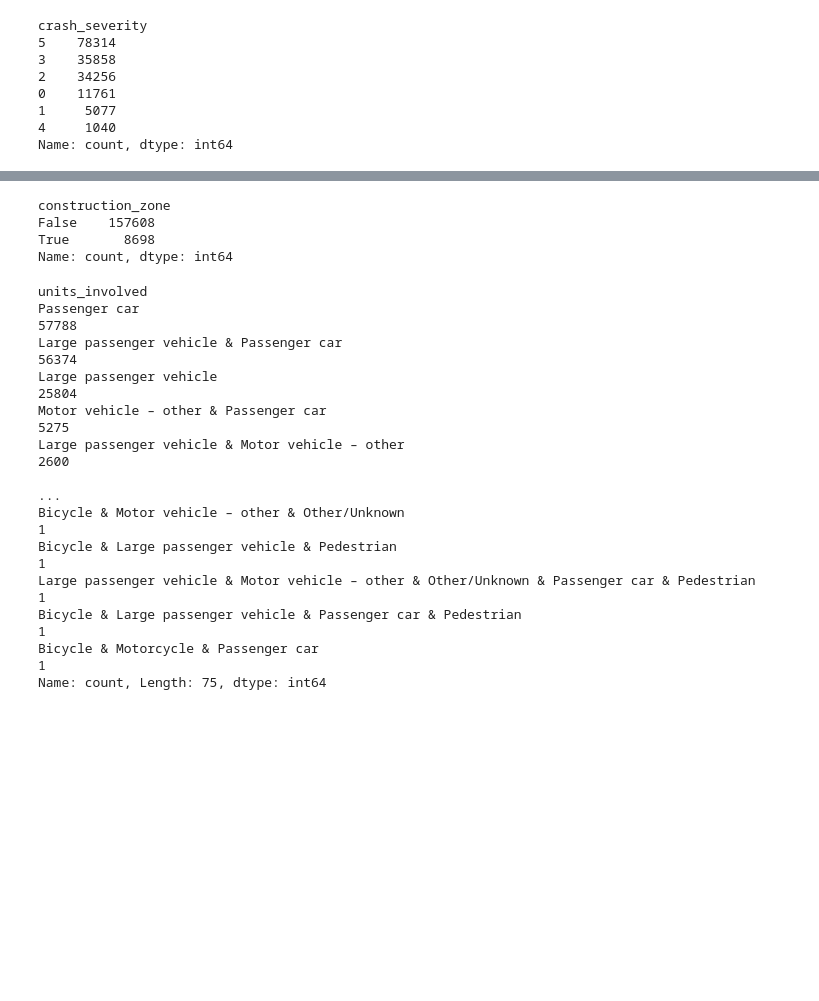
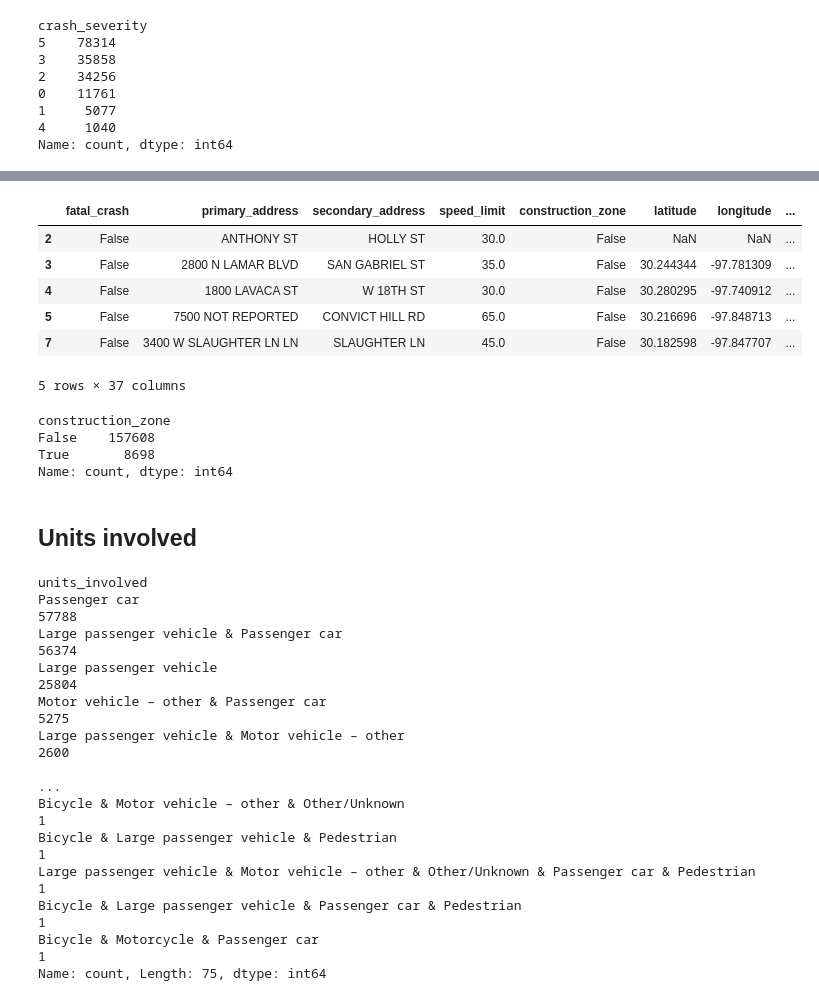
Before and after one commit to lukfd/city-of-austin-car-crash-ml-study, a Jupyter notebook: src/cleaning.ipynb, the cells around one changed output, grey strips where cells are left out. Cells and saved outputs as stored; diff of their text form; code cells hidden in the pictures; blank space fills up the shorter version.

```diff
--- a/src/cleaning.ipynb
+++ b/src/cleaning.ipynb
@@ -286,7 +286,16 @@ crash_severity
 Name: count, dtype: int64
 # %%
 # Original: (0=UNKNOWN, 1=INCAPACITATING INJURY, 2=NON-INCAPACITATING INJURY, 3=POSSIBLE INJURY, 4=KILLED, 5=NOT INJURED)
-# We want to change it to (0=NOT INJURED, 1=UNKNOWN, 2=INCAPACITATING INJURY, 3=NON-INCAPACITATING INJURY, 4=POSSIBLE INJURY, 5=KILLED)
-df['crash_severity'] = df['crash_severity'] + 1
-df['crash_severity'] = df['crash_severity'].replace(6, 0)
-print(df['crash_severity'].value_counts())
+# We want to change it to (0=NOT INJURED, 1=UNKNOWN,  2=POSSIBLE INJURY, 3=NON-INCAPACITATING INJURY, 4=INCAPACITATING INJURY, 5=KILLED)
+
+severity_mapping = {
+    0: 1,  # UNKNOWN → becomes 1 (UNKNOWN)
+    1: 4,  # INCAPACITATING INJURY → becomes 4
+    2: 3,  # NON-INCAPACITATING INJURY → becomes 3
+    3: 2,  # POSSIBLE INJURY → becomes 2
+    4: 5,  # KILLED → becomes 5
+    5: 0   # NOT INJURED → becomes 0
+}
+
+# Apply the mapping
+df['crash_severity'] = df['crash_severity'].replace(severity_mapping)
@@ -302,3 +313,36 @@ Name: count, dtype: int64
+# %%
+severity_map = {
+    0: "not_injured",
+    1: "unknown",
+    2: "possible_injury",
+    3: "non_incapacitating_injury",
+    4: "incapacitating_injury",
+    5: "killed"
+}
+
+df["crash_severity"] = df["crash_severity"].map(severity_map)
+df = pd.get_dummies(df, columns=["crash_severity"], prefix="severity")
+
+# If we want to convert from True/False to 1/0
+# cols_to_convert = [
+#     "severity_not_injured",
+#     "severity_unknown",
+#     "severity_possible_injury",
+#     "severity_non_incapacitating_injury",
+#     "severity_incapacitating_injury",
+#     "severity_killed"
+# ]
+# df[cols_to_convert] = df[cols_to_convert].astype(int)
+
+display(df.head())
+# %% [output]
+|  | fatal_crash | primary_address | secondary_address | speed_limit | construction_zone | latitude | longitude | ... |
+| 2 | False | ANTHONY ST | HOLLY ST | 30.0 | False | NaN | NaN | ... |
+| 3 | False | 2800 N LAMAR BLVD | SAN GABRIEL ST | 35.0 | False | 30.244344 | -97.781309 | ... |
+| 4 | False | 1800 LAVACA ST | W 18TH ST | 30.0 | False | 30.280295 | -97.740912 | ... |
+| 5 | False | 7500 NOT REPORTED | CONVICT HILL RD | 65.0 | False | 30.216696 | -97.848713 | ... |
+| 7 | False | 3400 W SLAUGHTER LN LN | SLAUGHTER LN | 45.0 | False | 30.182598 | -97.847707 | ... |
+5 rows × 37 columns
 # %%
 print(df['construction_zone'].value_counts())
 # %% [output]
@@ -306,6 +350,8 @@ construction_zone
 False    157608
 True       8698
 Name: count, dtype: int64
+# %% [markdown]
+## Units involved
 # %%
 print(df['units_involved'].value_counts())
 # %% [output]
```
Also changed, not shown: parts of 14 cells of this notebook, 3 other files.
